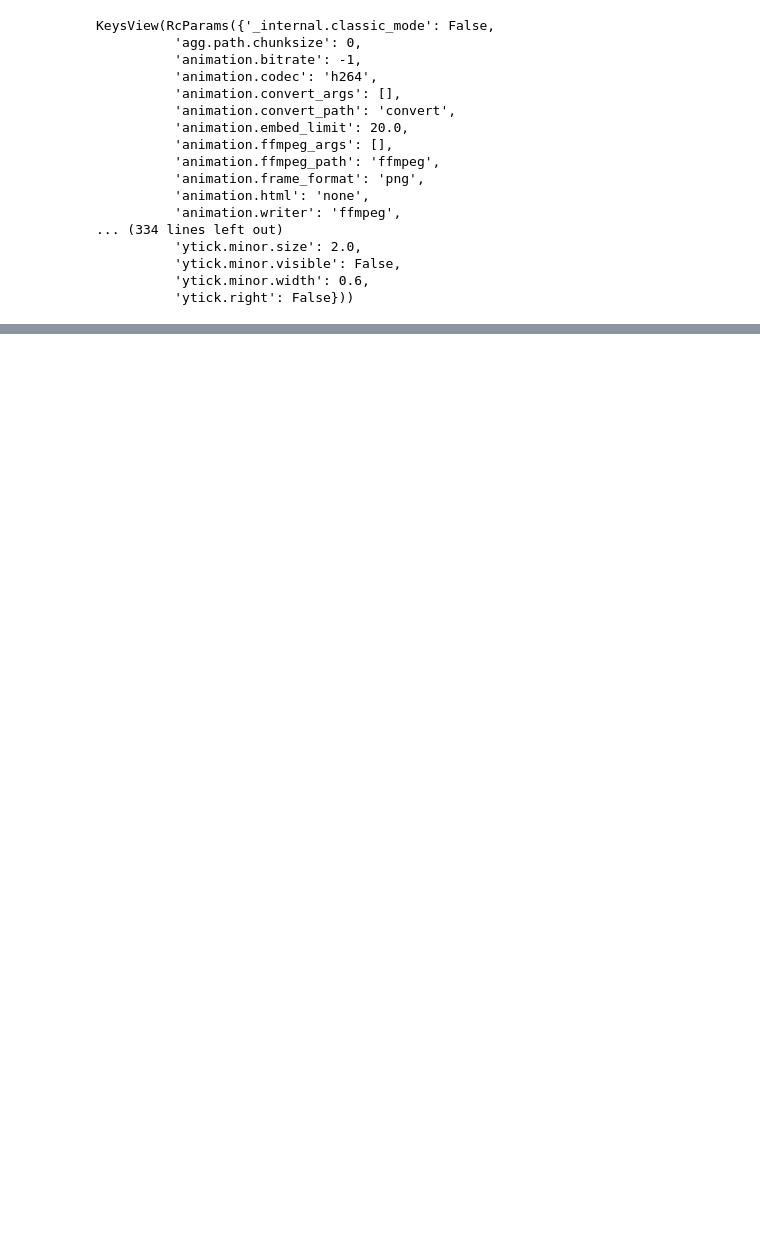
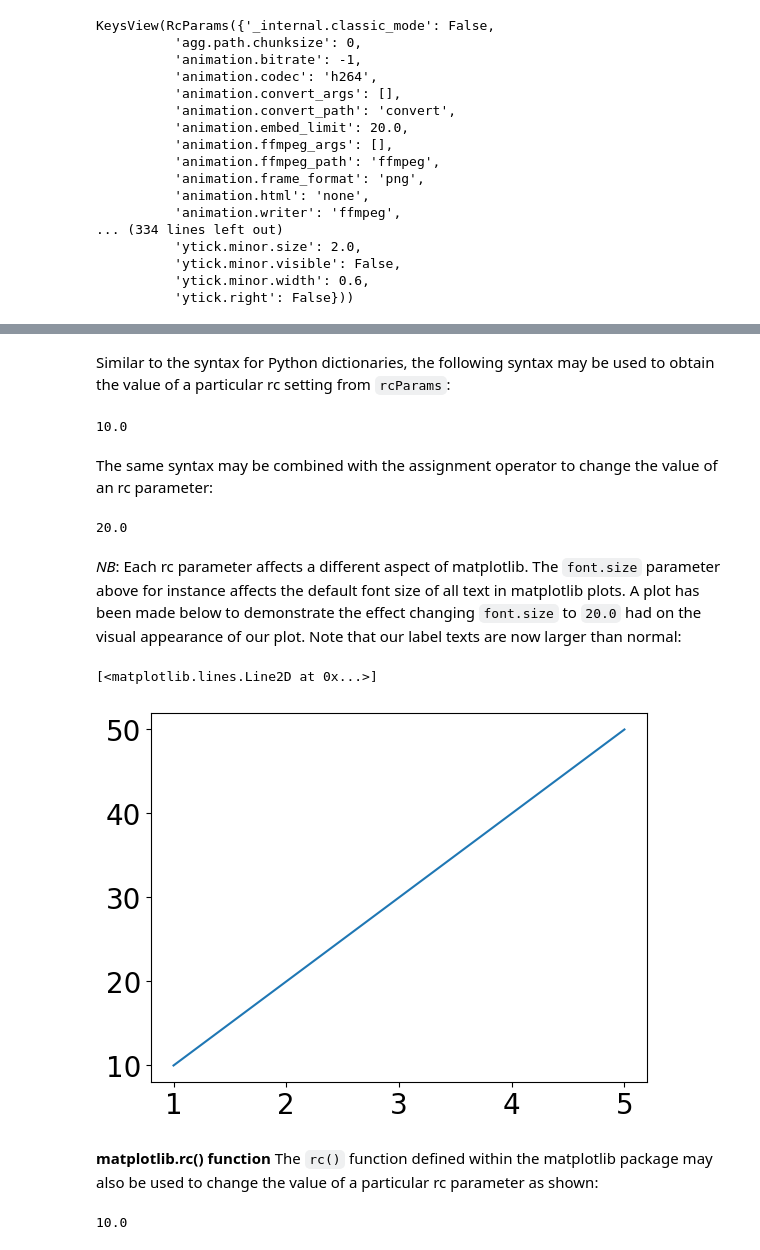
Before and after one commit to francis-ohara/intro-to-data-science, a Jupyter notebook: notebooks/5-matplotlib-exercise.ipynb, the cells around one changed output, grey strips where cells are left out. Cells and saved outputs as stored; diff of their text form; code cells hidden in the pictures; blank space fills up the shorter version.

Commit message:
Update 5: matplotlib exercise

```diff
--- a/notebooks/5-matplotlib-exercise.ipynb
+++ b/notebooks/5-matplotlib-exercise.ipynb
@@ -555,7 +565,7 @@ Matplotlib rc settings may be altered by running the following matplotlib comman
 # %%
 import matplotlib as mpl
 
-mpl.rcParams["font.size"] = 50
+# view all current rc settings
 mpl.rcParams.keys()
 # %% [output]
 KeysView(RcParams({'_internal.classic_mode': False,
@@ -575,6 +585,3 @@ KeysView(RcParams({'_internal.classic_mode': False,
           'ytick.minor.visible': False,
           'ytick.minor.width': 0.6,
           'ytick.right': False}))
-# %%
-mpl.rcdefaults()
-mpl.rcParams.keys()
@@ -598,0 +596,31 @@ KeysView(RcParams({'_internal.classic_mode': False,
+# %% [markdown]
+Similar to the syntax for Python dictionaries, the following syntax may be used to obtain the value of a particular rc setting from `rcParams`:
+# %%
+mpl.rcParams["font.size"]  # obtain value of font.size rc parameter
+# %% [output]
+10.0
+# %% [markdown]
+The same syntax may be combined with the assignment operator to change the value of an rc parameter:
+# %%
+mpl.rcParams["font.size"] = 20.0  # change value of font.size rc parameter to 20.0
+print(mpl.rcParams["font.size"])  # check for new value of font.size
+# %% [output]
+20.0
+# %% [markdown]
+*NB*: Each rc parameter affects a different aspect of matplotlib. The `font.size` parameter above for instance affects the default font size of all text in matplotlib plots.
+A plot has been made below to demonstrate the effect changing `font.size` to `20.0` had on the visual appearance of our plot. Note that our label texts are now larger than normal:
+# %%
+mpl.pyplot.plot([1, 2, 3, 4, 5], [10, 20, 30, 40, 50])
+# %% [output]
+[<matplotlib.lines.Line2D at 0x...>]
+[figure, added]
+# %% [markdown]
+**matplotlib.rc() function**
+The `rc()` function defined within the matplotlib package may also be used to change the value of a particular rc parameter as shown:
+# %%
+# set font.size to 10
+mpl.rc("font", size=10)
+
+print(mpl.rcParams["font.size"])
+# %% [output]
+10.0
```
Also changed, not shown: parts of 25 cells of this notebook, 4 other files.
